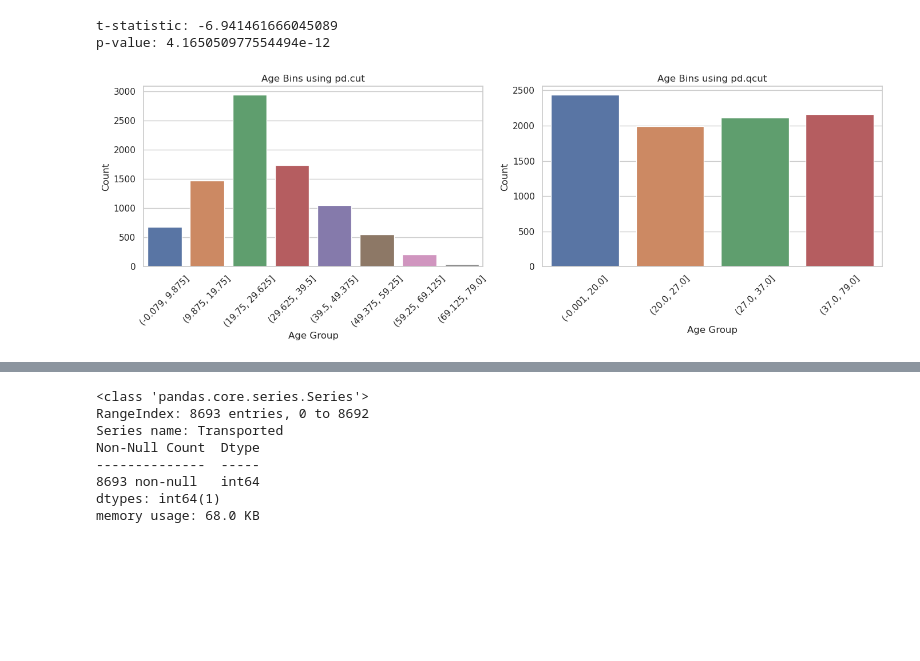
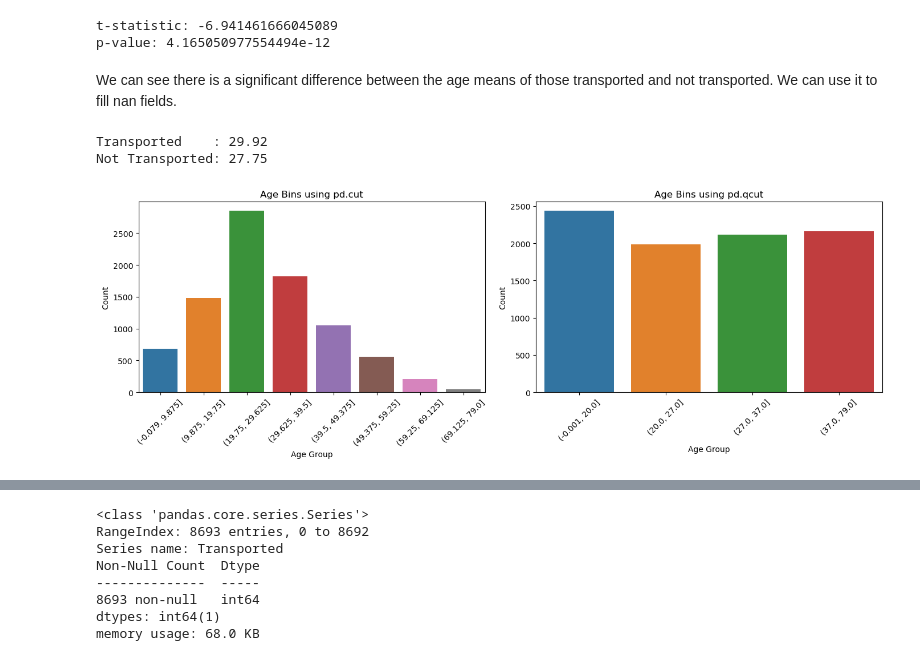
Before and after one commit to felipedepauli/challenges, a Jupyter notebook: 02_spaceship/program_v2.ipynb, the cells around one changed output, grey strips where cells are left out. Saved outputs shown, nothing was run; the diff lists cells and outputs as text; code cells hidden in the pictures; blank space fills up the shorter version.

Commit message:
KC02 Get it better

```diff
--- a/02_spaceship/program_v2.ipynb
+++ b/02_spaceship/program_v2.ipynb
@@ -264,6 +285,8 @@ df.head()
 # %%
 # Action 07 - Binaries
 # Binaries
-df["CryoSleep"] = df["CryoSleep"].apply(lambda x: 1 if "True" else 0).astype(np.int8)   # Can be better
-df["VIP"]       = df["VIP"].apply(lambda x: 1 if "True" else 0)                         # Can be better
+train_data["CryoSleep"] = train_data["CryoSleep"].apply(lambda x: 1 if "True" else 0).astype(np.int8)   # Can be better
+train_data["VIP"]       = train_data["VIP"].apply(lambda x: 1 if "True" else 0)                         # Can be better
+test_data["CryoSleep"] = test_data["CryoSleep"].apply(lambda x: 1 if "True" else 0).astype(np.int8)   # Can be better
+test_data["VIP"]       = test_data["VIP"].apply(lambda x: 1 if "True" else 0)                         # Can be better
 # %%
@@ -289,11 +312,12 @@ memory usage: 806.6+ KB
 # %%
 # TASK 05 - Transform Target
 # Target
-df["Transported"] = df["Transported"].apply(lambda x: 1 if x else 0)
+train_data["Transported"] = train_data["Transported"].apply(lambda x: 1 if x else 0)
 # %% [markdown]
 ### New
 # %%
 # Action 09 - Create new features
 # LuxaryCost
-df["LuxaryCost"] = df["RoomService"] + df["FoodCourt"] + df["ShoppingMall"] + df["Spa"] + df["VRDeck"]
+train_data["LuxaryCost"] = train_data["RoomService"] + train_data["FoodCourt"] + train_data["ShoppingMall"] + train_data["Spa"] + train_data["VRDeck"]
+test_data["LuxaryCost"] = test_data["RoomService"] + test_data["FoodCourt"] + test_data["ShoppingMall"] + test_data["Spa"] + test_data["VRDeck"]
 # %%
@@ -492,43 +508,47 @@ print(f't-statistic: {t_stat}\np-value: {p_value}')
 # %% [output]
 t-statistic: -6.941461666045089
 p-value: 4.165050977554494e-12
+# %% [markdown]
+We can see there is a significant difference between the age means of those transported and not transported. We can use it to fill nan fields.
 # %%
 if H01_Age_Mean:
-    tfalse_mean, ttrue_mean = df.groupby("Transported").mean()["Age"]
+    tfalse_mean, ttrue_mean = train_data.groupby("Transported").mean()["Age"]
     tfalse_mean = round(tfalse_mean, 2)
     ttrue_mean = round(ttrue_mean, 2)
     print(f'Transported    : {tfalse_mean}\nNot Transported: {ttrue_mean}')
-    df.loc[(df['Age'].isna()) & (df['Transported']), 'Age']  = ttrue_mean
-    df.loc[(df['Age'].isna()) & (~df['Transported']), 'Age'] = tfalse_mean
+    train_data.loc[(train_data['Age'].isna()) & (train_data['Transported']), 'Age']  = ttrue_mean
+    train_data.loc[(train_data['Age'].isna()) & (~train_data['Transported']), 'Age'] = tfalse_mean
 else:
-    df["Age"].fillna(df['Age'].mean(), inplace=True)
+    train_data["Age"].fillna(train_data['Age'].mean(), inplace=True)
+
+if H01_Age_Mean:
+    test_data["Age"].fillna(test_data['Age'].mean(), inplace=True)
+# %% [output]
+Transported    : 29.92
+Not Transported: 27.75
 # %%
 AgeGroup  = pd.DataFrame()
 
-AgeGroup["cut"]  = pd.cut(df['Age'], bins=8)
-AgeGroup["qcut"] = pd.qcut(df['Age'], q=4)
+AgeGroup["cut"]  = pd.cut(train_data['Age'], bins=8)
+AgeGroup["qcut"] = pd.qcut(train_data['Age'], q=4)
 
-# Criando uma figura com 2 subplots
 fig, ax = plt.subplots(1, 2, figsize=(14, 5))
 
-# Gráfico de barras para os bins criados com pd.cut
 sns.countplot(data=AgeGroup, x='cut', ax=ax[0])
 ax[0].tick_params(axis='x', rotation=45)
 ax[0].set_title('Age Bins using pd.cut')
 ax[0].set_xlabel('Age Group')
 ax[0].set_ylabel('Count')
 
-# Gráfico de barras para os bins criados com pd.qcut
 sns.countplot(data=AgeGroup, x='qcut', ax=ax[1])
 ax[1].tick_params(axis='x', rotation=45)
 ax[1].set_title('Age Bins using pd.qcut')
 ax[1].set_xlabel('Age Group')
 ax[1].set_ylabel('Count')
 
-# Ajustando o layout para evitar sobreposição
 plt.tight_layout()
 plt.show()
 # %% [output]
-[figure, old version]
+[figure, new version]
 # %%
 if H02_Age_Groups:
```
Also changed, not shown: parts of 65 cells of this notebook, 1 other file.
